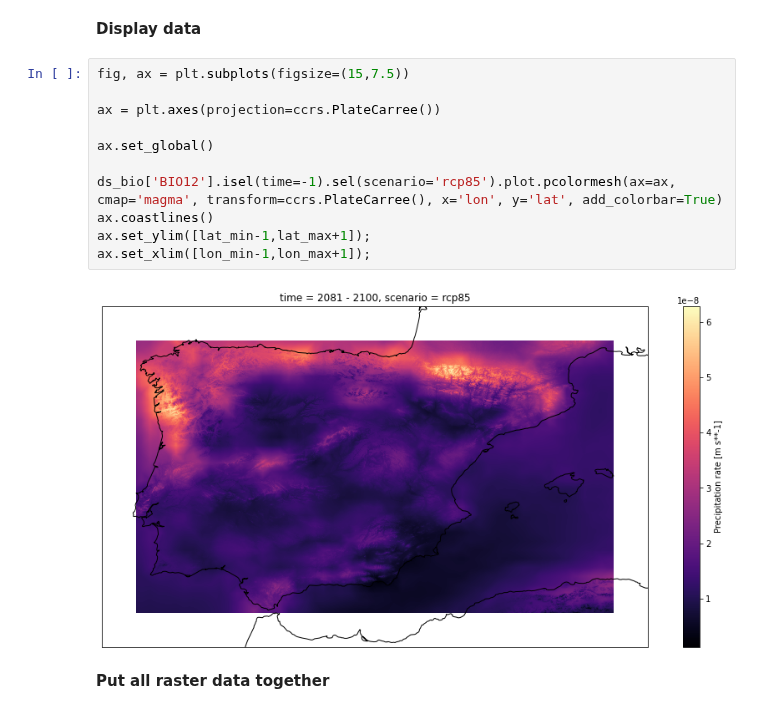
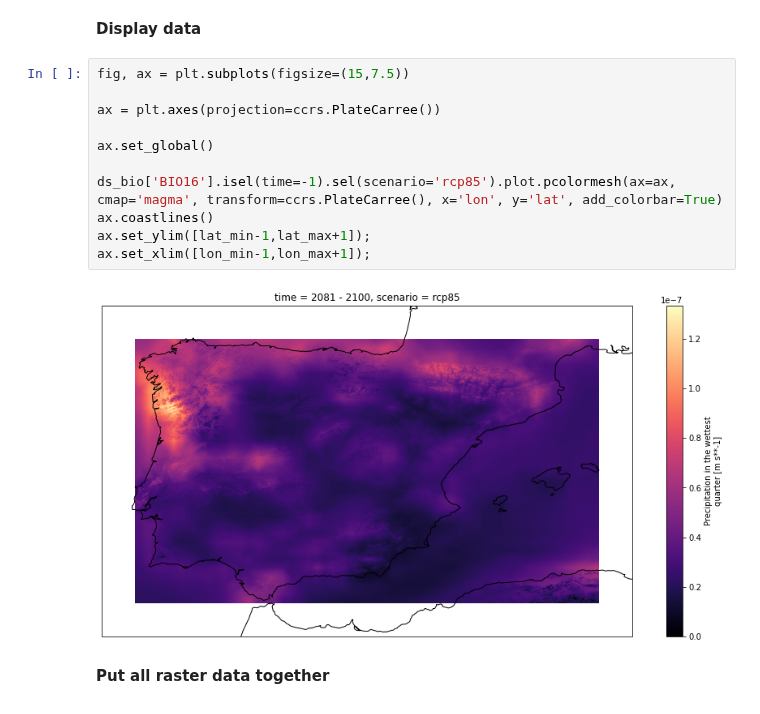
Before and after one commit to Vizzuality/ecf-agricultural-climate-impact, a Jupyter notebook: data/notebooks/Lab/02_Data_Processing.ipynb, the cells around one changed output. Saved outputs shown, nothing was run; the diff lists cells and outputs as text.

```diff
--- a/data/notebooks/Lab/02_Data_Processing.ipynb
+++ b/data/notebooks/Lab/02_Data_Processing.ipynb
@@ -790,16 +790,16 @@ Data variables:
 # %%
 fig, ax = plt.subplots(figsize=(15,7.5))
 
 ax = plt.axes(projection=ccrs.PlateCarree())
 
 ax.set_global()
 
-ds_bio['BIO12'].isel(time=-1).sel(scenario='rcp85').plot.pcolormesh(ax=ax, cmap='magma', transform=ccrs.PlateCarree(), x='lon', y='lat', add_colorbar=True)
+ds_bio['BIO16'].isel(time=-1).sel(scenario='rcp85').plot.pcolormesh(ax=ax, cmap='magma', transform=ccrs.PlateCarree(), x='lon', y='lat', add_colorbar=True)
 ax.coastlines()
 ax.set_ylim([lat_min-1,lat_max+1]);
 ax.set_xlim([lon_min-1,lon_max+1]);
 # %% [output]
-[figure, old version]
+[figure, new version]
 # %% [markdown]
 **Put all raster data together**
 # %%
```
Also changed, not shown: parts of 6 cells of this notebook, 3 other files.
